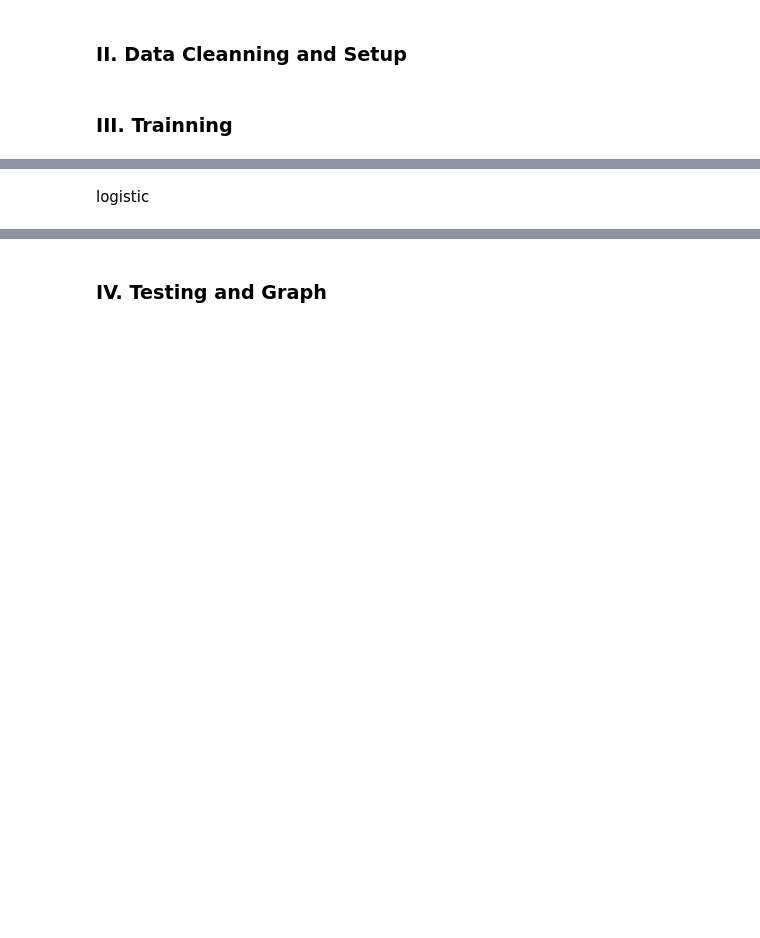
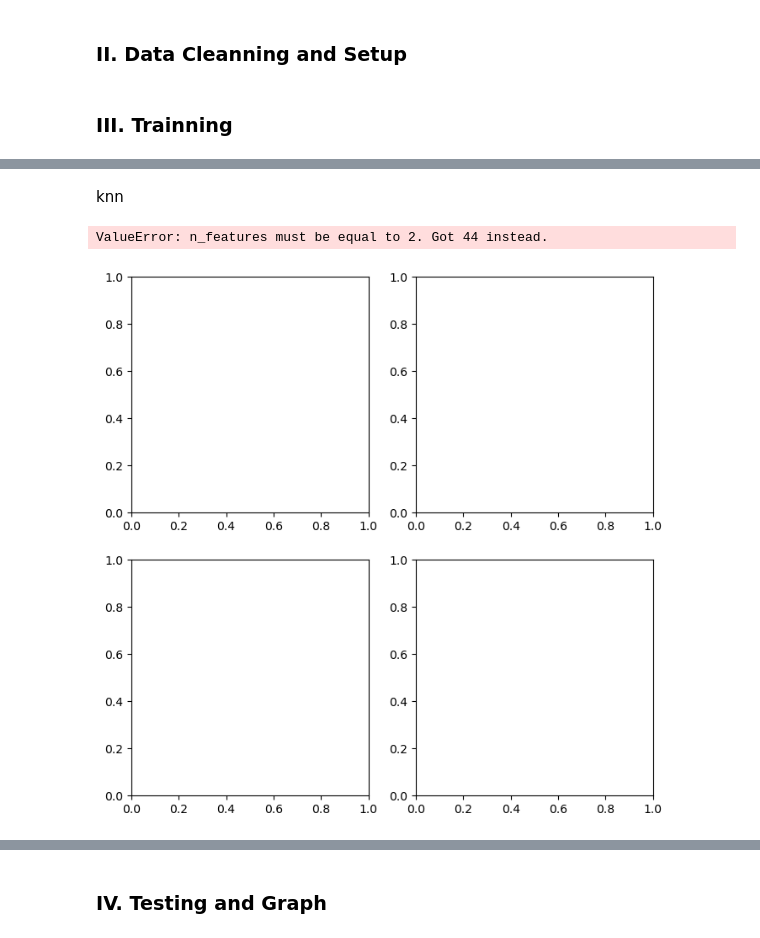
Before and after one commit to minhngo3818/cs178-diabetes-project, a Jupyter notebook: main.ipynb, the cells around one changed output, grey strips where cells are left out. Cells and saved outputs as stored; diff of their text form; code cells hidden in the pictures; blank space fills up the shorter version.

```diff
--- a/main.ipynb
+++ b/main.ipynb
@@ -182,29 +200,34 @@ knn
+# %% [markdown]
+knn
 # %%
 #code from hw2
 
 # Some keyword arguments for making nice looking plots.
 # Feel free to change grid_resolution to a higher number -- this results in better looking plots,
 # but may result in your code running more slowly.
 plot_kwargs = {'cmap': 'viridis',
                'response_method': 'predict',
                'plot_method': 'pcolormesh',
                'shading': 'auto',
                'alpha': 0.5,
                'grid_resolution': 100}
 
 figure, axes = plt.subplots(2, 2, figsize=(8, 8))
 
 X_train, X_test, y_train, y_test
 
 for i,k in enumerate([1,5,10,50]):
     x =  i%2
     y =  i//2
     knnClassifier = KNeighborsClassifier(n_neighbors = k)
     knnClassifier.fit(X_train,y_train)
     DecisionBoundaryDisplay.from_estimator(knnClassifier,
                                 X_train,ax = axes[x,y],**plot_kwargs)
     le = LabelEncoder()
     le.fit(y_train)
     axes[x,y].scatter(X_train,
                       y_train,
-        c = le.transform(y_train,cmap = 'viridis')
+        c = le.transform(y_train,cmap = 'viridis'))
+# %% [output]
+ValueError: n_features must be equal to 2. Got 44 instead.
+[figure, added]
@@ -236,2 +233,0 @@ axes.legend()
-# %% [markdown]
-logistic
```
Also changed, not shown: parts of 18 cells of this notebook, 1 other file.
